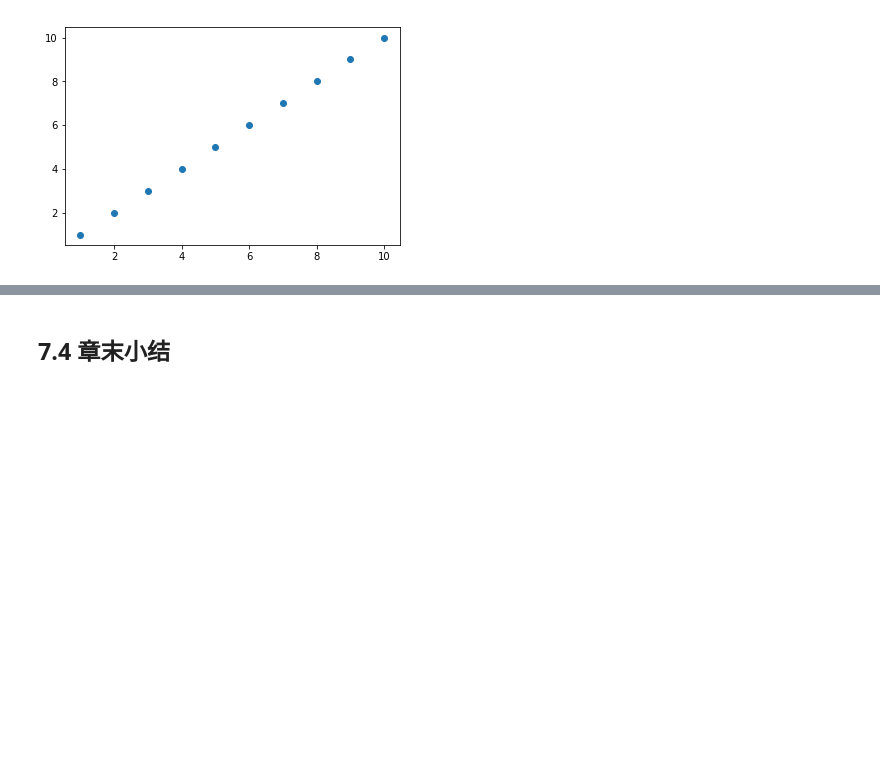
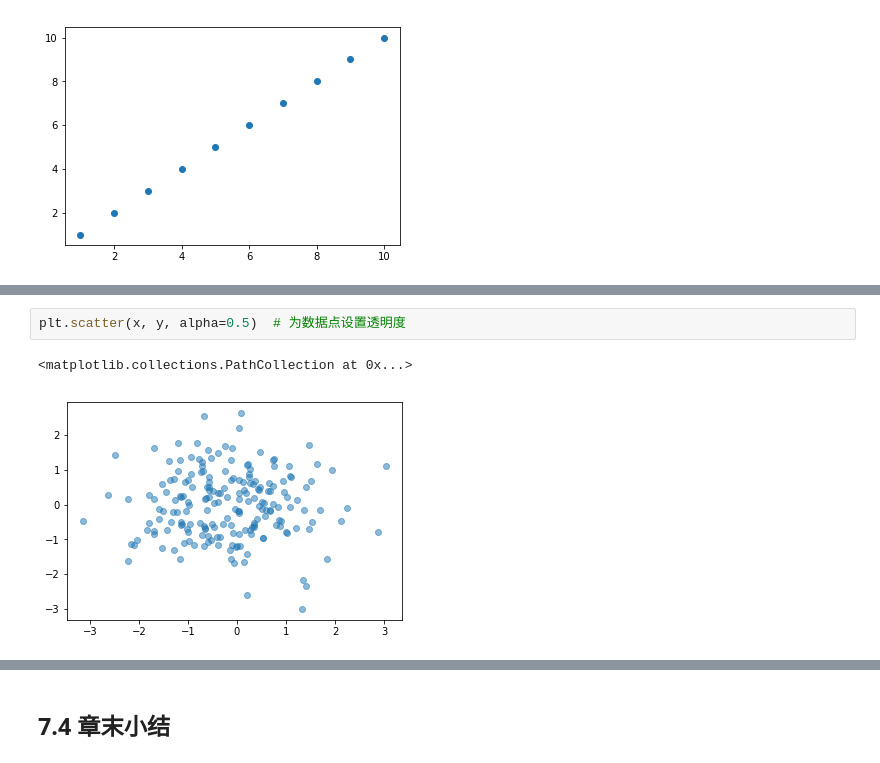
Before and after one commit to ShixiangWang/pybook, a Jupyter notebook: 07-matplotlib.ipynb, the cells around one changed output, grey strips where cells are left out. Drawn from its saved outputs; the diff is of its cells as text; blank space fills up the shorter version.

```diff
--- a/07-matplotlib.ipynb
+++ b/07-matplotlib.ipynb
@@ -545,0 +524,5 @@ ax.set(xlim=(0,10), ylim=(-2,2),
+# %%
+plt.scatter(x, y, alpha=0.5)  # 为数据点设置透明度
+# %% [output]
+<matplotlib.collections.PathCollection at 0x...>
+[figure, added]
```
Also changed, not shown: parts of 79 cells of this notebook, 1 other file.
